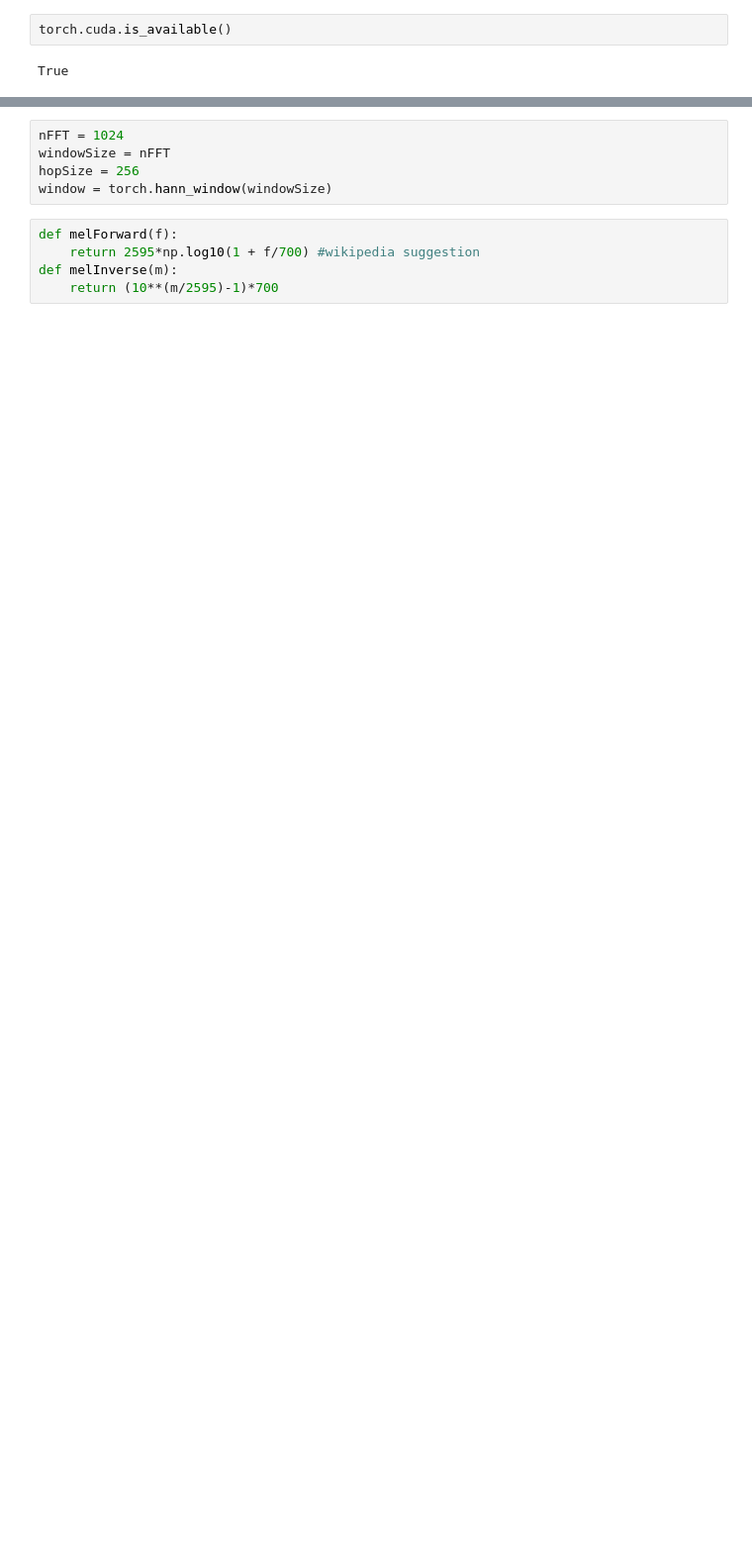
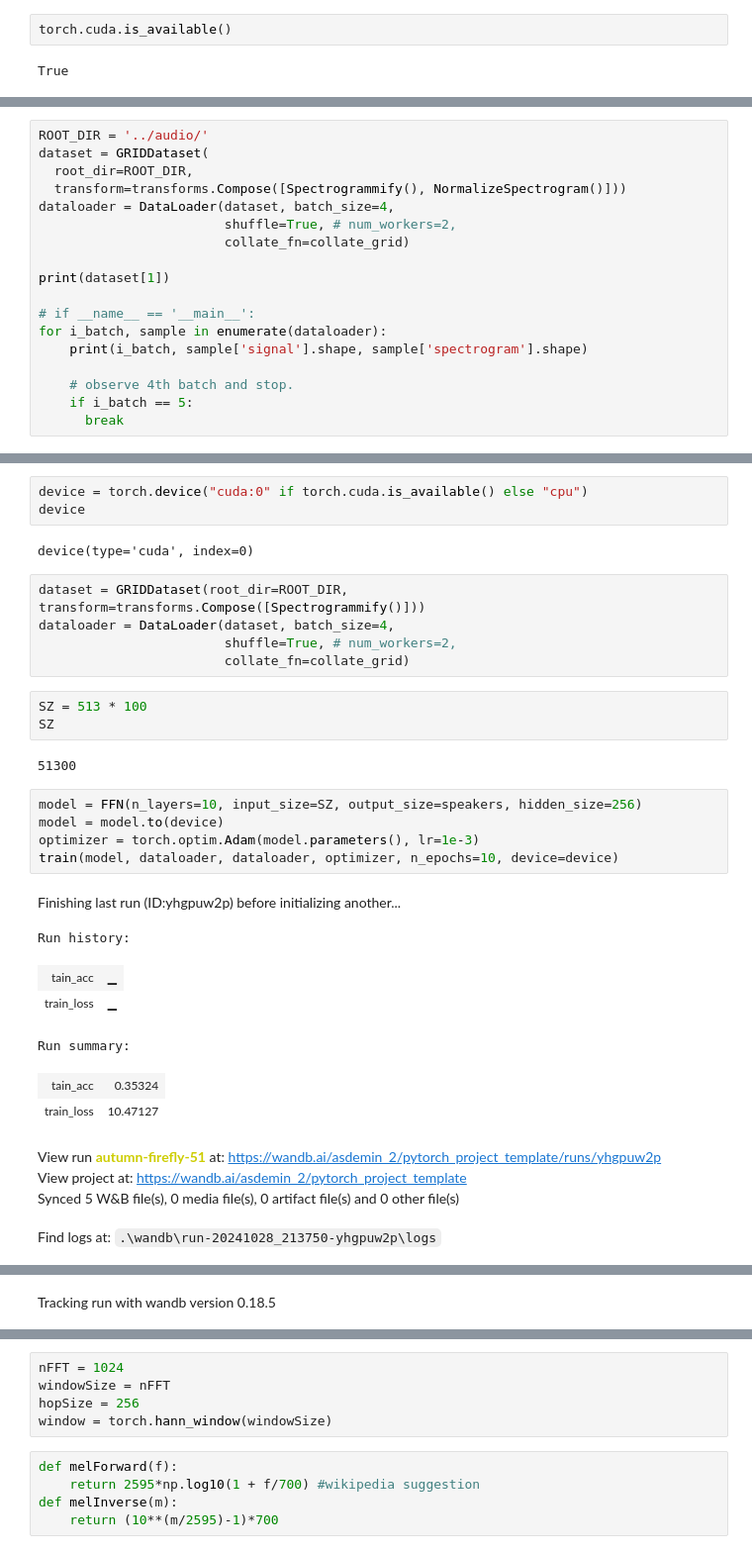
Before and after one commit to sumiya11/pytorch_project_template17, a Jupyter notebook: uwu.ipynb, the cells around one changed output, grey strips where cells are left out. Shown at 99% size. Cells and saved outputs as stored; diff of their text form; blank space fills up the shorter version.

```diff
--- a/uwu.ipynb
+++ b/uwu.ipynb
@@ -23,0 +137,18 @@ disp.display(disp.Audio(wav.numpy(), rate=sr))
+# %%
+ROOT_DIR = '../audio/'
+dataset = GRIDDataset(
+  root_dir=ROOT_DIR,
+  transform=transforms.Compose([Spectrogrammify(), NormalizeSpectrogram()]))
+dataloader = DataLoader(dataset, batch_size=4,
+                        shuffle=True, # num_workers=2,
+                        collate_fn=collate_grid)
+
+print(dataset[1])
+
+# if __name__ == '__main__':
+for i_batch, sample in enumerate(dataloader):
+    print(i_batch, sample['signal'].shape, sample['spectrogram'].shape)
+
+    # observe 4th batch and stop.
+    if i_batch == 5:
+      break
@@ -23,0 +291,32 @@ disp.display(disp.Audio(wav.numpy(), rate=sr))
+# %%
+device = torch.device("cuda:0" if torch.cuda.is_available() else "cpu")
+device
+# %% [output]
+device(type='cuda', index=0)
+# %%
+dataset = GRIDDataset(root_dir=ROOT_DIR, transform=transforms.Compose([Spectrogrammify()]))
+dataloader = DataLoader(dataset, batch_size=4,
+                        shuffle=True, # num_workers=2,
+                        collate_fn=collate_grid)
+# %%
+SZ = 513 * 100
+SZ
+# %% [output]
+51300
+# %%
+model = FFN(n_layers=10, input_size=SZ, output_size=speakers, hidden_size=256)
+model = model.to(device)
+optimizer = torch.optim.Adam(model.parameters(), lr=1e-3)
+train(model, dataloader, dataloader, optimizer, n_epochs=10, device=device)
+# %% [output]
+Finishing last run (ID:yhgpuw2p) before initializing another...
+Run history:
+| tain_acc | ▁ |
+| train_loss | ▁ |
+Run summary:
+| tain_acc | 0.35324 |
+| train_loss | 10.47127 |
+View run autumn-firefly-51 at: https://wandb.ai/asdemin_2/pytorch_project_template/runs/yhgpuw2p
+View project at: https://wandb.ai/asdemin_2/pytorch_project_template
+Synced 5 W&B file(s), 0 media file(s), 0 artifact file(s) and 0 other file(s)
+Find logs at: .\wandb\run-20241028_213750-yhgpuw2p\logs
@@ -23,0 +324 @@ disp.display(disp.Audio(wav.numpy(), rate=sr))
+Tracking run with wandb version 0.18.5
```
Also changed, not shown: parts of 25 cells of this notebook.
